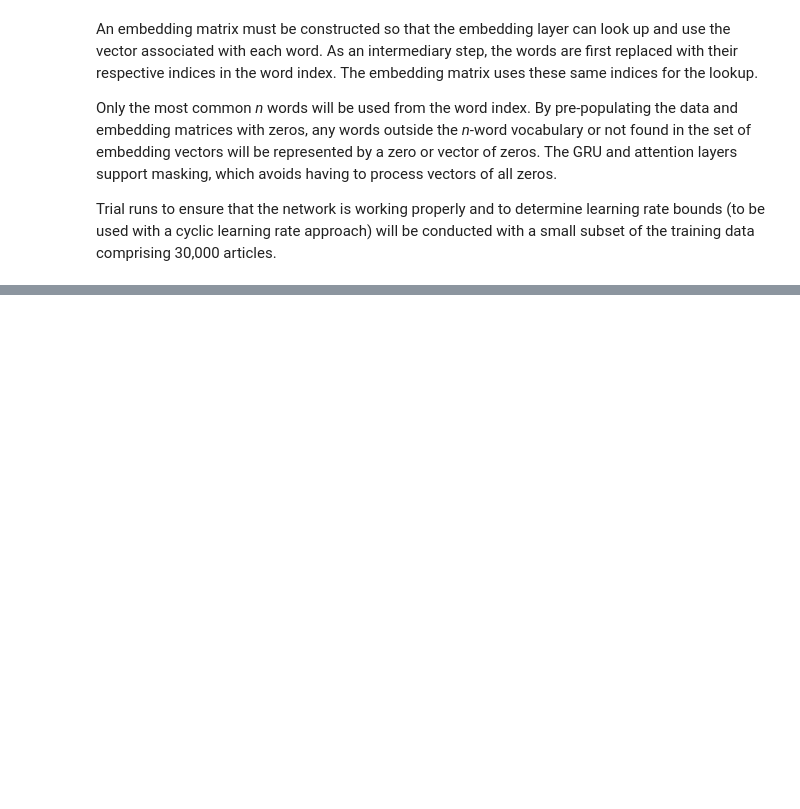
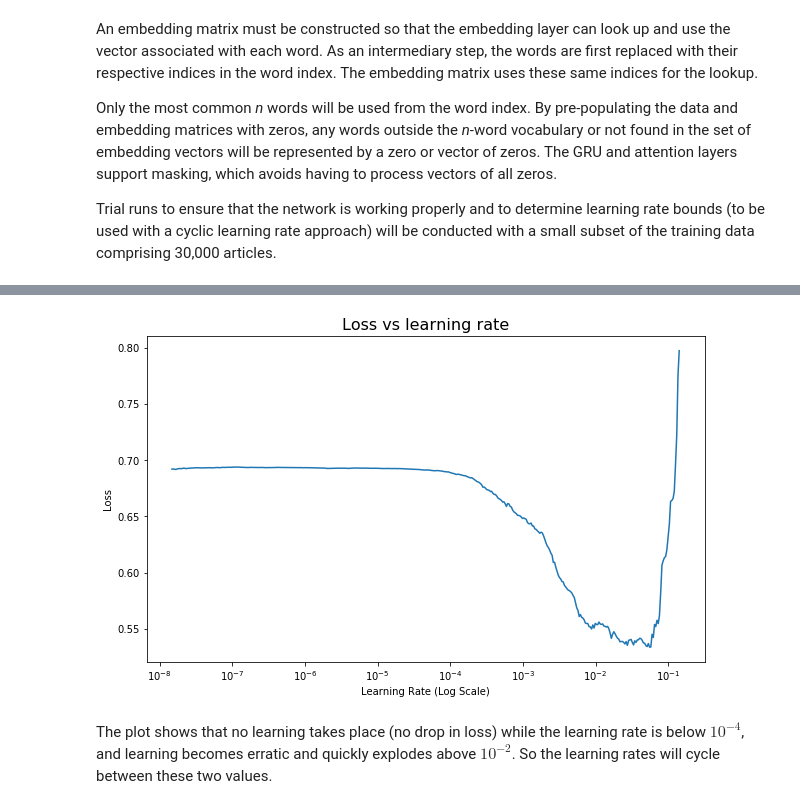
Before and after one commit to vincegiorno/fake_news, a Jupyter notebook: fn_HAN_trial.ipynb, the cells around one changed output, grey strips where cells are left out. Saved outputs shown, nothing was run; the diff lists cells and outputs as text; code cells hidden in the pictures; blank space fills up the shorter version.

Commit message:
Implement learning rate finder

```diff
--- a/fn_HAN_trial.ipynb
+++ b/fn_HAN_trial.ipynb
@@ -167,8 +174,21 @@ embedding_layer = Embedding(len(word_index) + 1, embedding_dim, weights=[embeddi
 # %%
-# layers for processing words in each sentence with attention; output is encoded sentence vector
+def build_model(attention_dim=attention_dim, GRU_dim=GRU_dim):
 
-sentence_input = Input(shape=(max_words,), dtype='int32')
-embedded_sequences = embedding_layer(sentence_input)
-lstm_word = Bidirectional(GRU(128, return_sequences=True))(embedded_sequences)
-attn_word = HierarchicalAttentionNetwork(128)(lstm_word)
-sentence_encoder = Model(sentence_input, attn_word)
+    embedding_layer = Embedding(len(word_index) + 1, embedding_dim, weights=[embedding_matrix],
+                                input_length=max_words, trainable=True, mask_zero=True)
+
+    # layers for processing words in each sentence with attention; output is encoded sentence vector
+    sentence_input = Input(shape=(max_words,), dtype='int32')
+    embedded_sequences = embedding_layer(sentence_input)
+    lstm_word = Bidirectional(GRU(GRU_dim, return_sequences=True))(embedded_sequences)
+    attn_word = HierarchicalAttentionNetwork(attention_dim)(lstm_word)
+    sentence_encoder = Model(sentence_input, attn_word)
+
+    # layers for processing sentences in each article with attention; output is prediction
+    article_input = Input(shape=(max_sentences, max_words), dtype='int32')
+    article_encoder = TimeDistributed(sentence_encoder)(article_input)
+    lstm_sentence = Bidirectional(GRU(GRU_dim, return_sequences=True))(article_encoder)
+    attn_sentence = HierarchicalAttentionNetwork(attention_dim)(lstm_sentence)
+    preds = Dense(2, activation='softmax')(attn_sentence)
+
+    return Model(article_input, preds)
@@ -196,5 +209,8 @@ if not os.path.exists(tb_logs):
 # %%
+K.clear_session()
+try:
+    del model
+except NameError:
+    pass
+model = build_model()
 model.compile(loss='binary_crossentropy', optimizer='adam', metrics=['acc'])
-# %%
-model.fit(sample_train_matrix, sample_y_train, validation_data=(sample_test_matrix, sample_y_test),
-          epochs=4, batch_size=128, callbacks=[model_checkpoint, tb_checkpoint])
@@ -264,0 +217,5 @@ _________________________________________________________________
+# %%
+from cyclic.rate_finder import LearningRateFinder
+find_lr = LearningRateFinder(model)
+
+find_lr_data = create_data_matrix(sample_data['content'])
@@ -264,0 +231,7 @@ _________________________________________________________________
+# %%
+find_lr.plot_loss()
+# %% [output]
+[figure, added]
+# %% [markdown]
+The plot shows that no learning takes place (no drop in loss) while the learning rate is below $10^{-4}$, and
+learning becomes erratic and quickly explodes above $10^{-2}$. So the learning rates will cycle between these two values.
```
Also changed, not shown: parts of 21 cells of this notebook.
